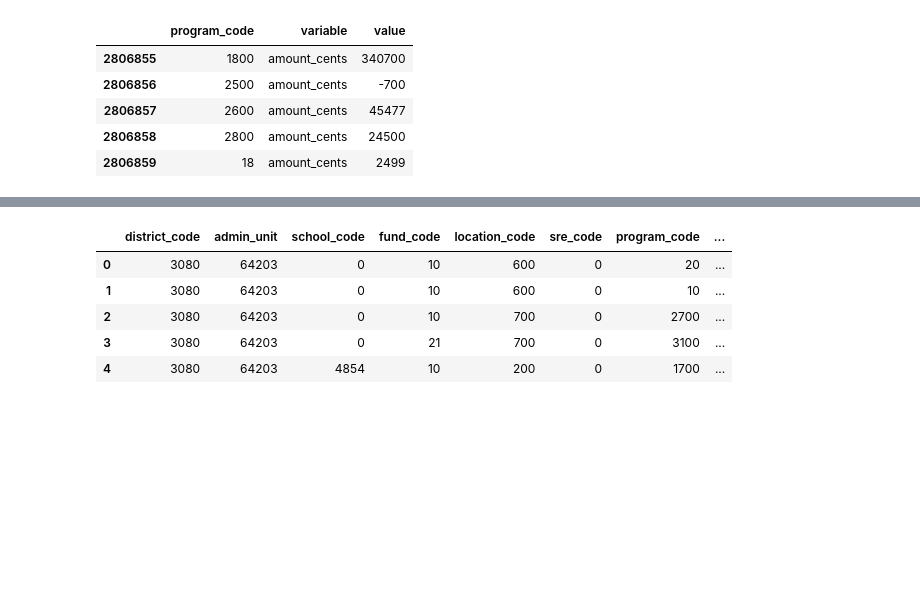
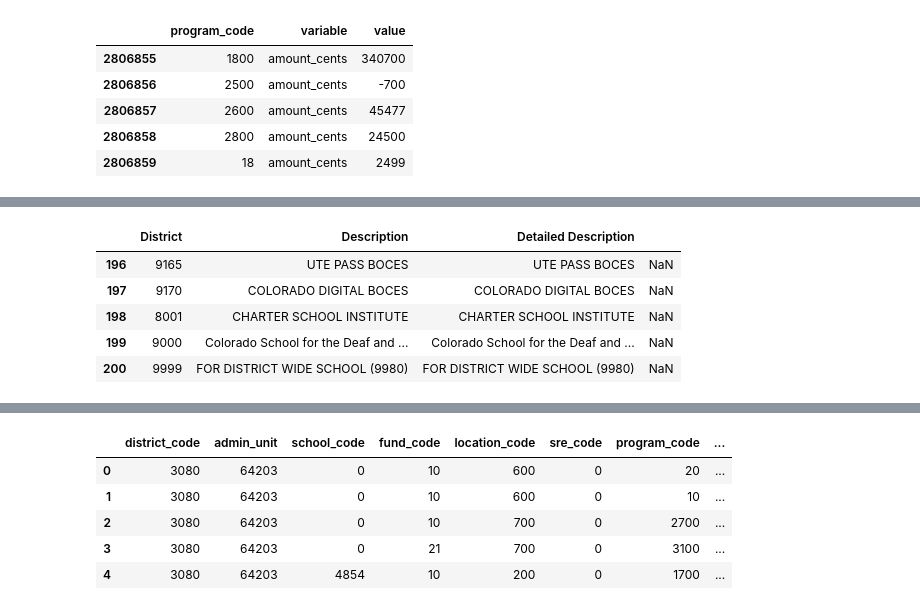
Before and after one commit to stacysandy/Data-Science-Practicum-II, a Jupyter notebook: Stacey_Sandy-Practicum_II.ipynb, the cells around one changed output, grey strips where cells are left out. Cells and saved outputs as stored; diff of their text form; code cells hidden in the pictures; blank space fills up the shorter version.

```diff
--- a/Stacey_Sandy-Practicum_II.ipynb
+++ b/Stacey_Sandy-Practicum_II.ipynb
@@ -582,0 +913,9 @@ longPC.tail()
+# %%
+COA1617_DC.tail()
+# %% [output]
+|  | District | Description | Detailed Description |  |
+| 196 | 9165 | UTE PASS BOCES | UTE PASS BOCES | NaN |
+| 197 | 9170 | COLORADO DIGITAL BOCES | COLORADO DIGITAL BOCES | NaN |
+| 198 | 8001 | CHARTER SCHOOL INSTITUTE | CHARTER SCHOOL INSTITUTE | NaN |
+| 199 | 9000 | Colorado School for the Deaf and ... | Colorado School for the Deaf and ... | NaN |
+| 200 | 9999 | FOR DISTRICT WIDE SCHOOL (9980) | FOR DISTRICT WIDE SCHOOL (9980) | NaN |
```
Also changed, not shown: parts of 56 cells of this notebook.
